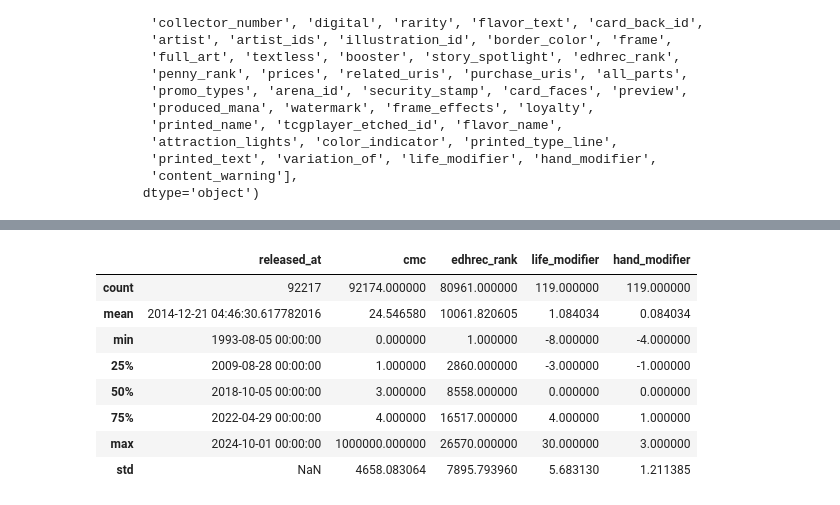
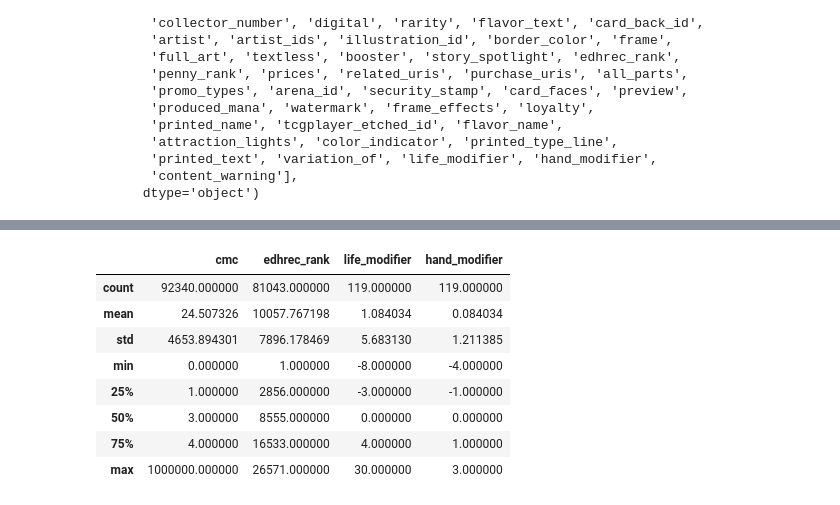
Before and after one commit to brunoopinheiro/ada-data-science-project-ii, a Jupyter notebook: data_consistency_analysis.ipynb, the cells around one changed output, grey strips where cells are left out. Cells and saved outputs as stored; diff of their text form; code cells hidden in the pictures.

```diff
--- a/data_consistency_analysis.ipynb
+++ b/data_consistency_analysis.ipynb
@@ -57,7 +122,8 @@ import datasets.get_dataset as gd
 
 # print(gd.get_file_path())
 
-subset_test = gd.get_subset()
+# Essa função foi implementada exportando, por padrão, o dataset com a lista de colunas definida na célula de cima.
+mtg_subset = gd.get_subset()
 
-(subset_test.head())
+(mtg_subset.head())
 # %% [output]
@@ -90,13 +153,13 @@ hand_modifier     92098
 dtype: int64
 # %%
-subset_test.describe()
+mtg_subset.describe()
 # %% [output]
-|  | released_at | cmc | edhrec_rank | life_modifier | hand_modifier |
-| count | 92217 | 92174.000000 | 80961.000000 | 119.000000 | 119.000000 |
-| mean | 2014-12-21 04:46:30.617782016 | 24.546580 | 10061.820605 | 1.084034 | 0.084034 |
-| min | 1993-08-05 00:00:00 | 0.000000 | 1.000000 | -8.000000 | -4.000000 |
-| 25% | 2009-08-28 00:00:00 | 1.000000 | 2860.000000 | -3.000000 | -1.000000 |
-| 50% | 2018-10-05 00:00:00 | 3.000000 | 8558.000000 | 0.000000 | 0.000000 |
-| 75% | 2022-04-29 00:00:00 | 4.000000 | 16517.000000 | 4.000000 | 1.000000 |
-| max | 2024-10-01 00:00:00 | 1000000.000000 | 26570.000000 | 30.000000 | 3.000000 |
-| std | NaN | 4658.083064 | 7895.793960 | 5.683130 | 1.211385 |
+|  | cmc | edhrec_rank | life_modifier | hand_modifier |
+| count | 92340.000000 | 81043.000000 | 119.000000 | 119.000000 |
+| mean | 24.507326 | 10057.767198 | 1.084034 | 0.084034 |
+| std | 4653.894301 | 7896.178469 | 5.683130 | 1.211385 |
+| min | 0.000000 | 1.000000 | -8.000000 | -4.000000 |
+| 25% | 1.000000 | 2856.000000 | -3.000000 | -1.000000 |
+| 50% | 3.000000 | 8555.000000 | 0.000000 | 0.000000 |
+| 75% | 4.000000 | 16533.000000 | 4.000000 | 1.000000 |
+| max | 1000000.000000 | 26571.000000 | 30.000000 | 3.000000 |
```
Also changed, not shown: parts of 11 cells of this notebook, 1 other file.
